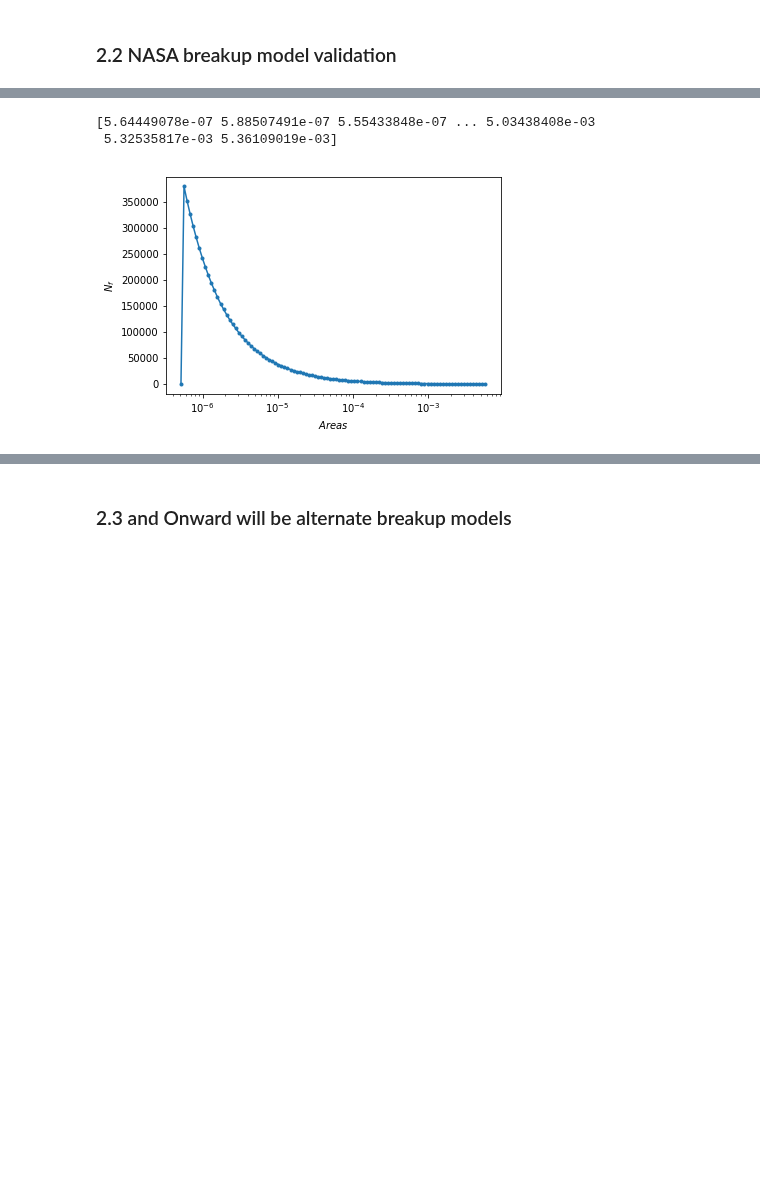
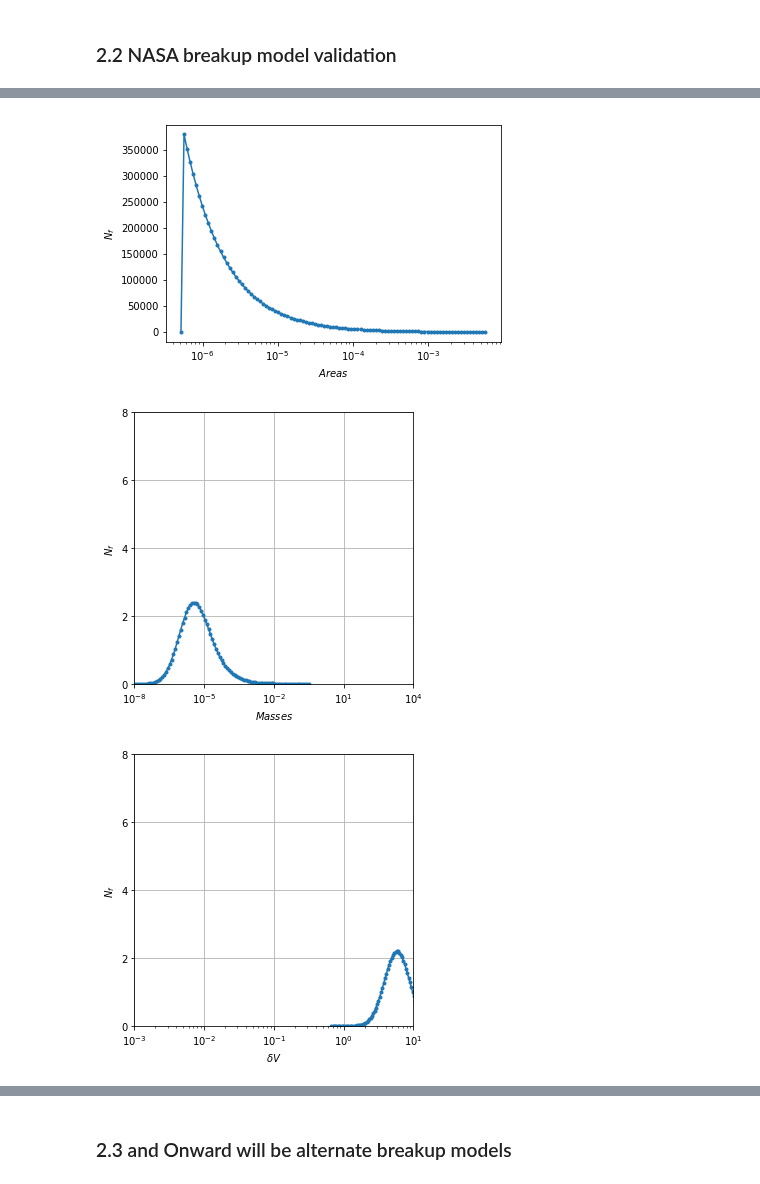
Before and after one commit to ReeceHumphreys/ODAP, a Jupyter notebook: Kessler.ipynb, the cells around one changed output, grey strips where cells are left out. Cells and saved outputs as stored; diff of their text form; code cells hidden in the pictures; blank space fills up the shorter version.

Commit message:
Added Velocity distribution

```diff
--- a/Kessler.ipynb
+++ b/Kessler.ipynb
@@ -454,34 +478,46 @@ plt.ylabel(r'$N_f$')
 plt.show()
 
 # Validating Areas
 h, b = np.histogram(areas, bins=create_log_bins(areas))
 plt.plot((b[:-1] + b[1:])/2, h, '.-')
 plt.xscale('log')
 plt.xlabel(r'$Areas$')
 plt.ylabel(r'$N_f$')
 plt.show()
 
-# Validating Mass (Takes 5 min approx.)
+# Validating Mass & Velocity (Takes 5 min approx.)
 AM = np.array(distribution_AM(N_fragments_total, lambda_c, debris_category.rb))
+deltaV = np.array(distribution_deltaV(N_fragments_total, AM, 10, True))
 AM = 10**AM
 masses = areas / AM
-
 
 h, b = np.histogram(masses, bins=create_log_bins(masses))
 plt.figure(figsize=(5,5))
 plt.plot((b[:-1] + b[1:])/2, h/1e5, '.-')
 plt.xscale('log')
 plt.xlabel(r'$Masses$')
 plt.ylabel(r'$N_f$')
 plt.gca().set_yticks([0, 2, 4, 6, 8])
 plt.gca().set_xticks([1e-8, 1e-5, 1e-2, 10, 1e4])
 plt.gca().set_xlim([1e-8,1e4])
 plt.gca().set_ylim([0,8])
 plt.grid()
+plt.show()
 
+h, b = np.histogram(deltaV, bins=create_log_bins(deltaV))
+plt.figure(figsize=(5,5))
+plt.plot((b[:-1] + b[1:])/2, h/1e5, '.-')
+plt.xscale('log')
+plt.xlabel(r'$\delta V$')
+plt.ylabel(r'$N_f$')
+plt.gca().set_yticks([0, 2, 4, 6, 8])
+plt.gca().set_xticks([1e-3, 1e-2, 1e-1, 1, 10])
+plt.gca().set_xlim([1e-3,10])
+plt.gca().set_ylim([0,8])
+plt.grid()
 plt.show()
 # %% [output]
 [figure]
-[5.64449078e-07 5.88507491e-07 5.55433848e-07 ... 5.03438408e-03
- 5.32535817e-03 5.36109019e-03]
 [figure]
+[figure, added]
+[figure, added]
```
Also changed, not shown: parts of 3 cells of this notebook, 1 other file.
